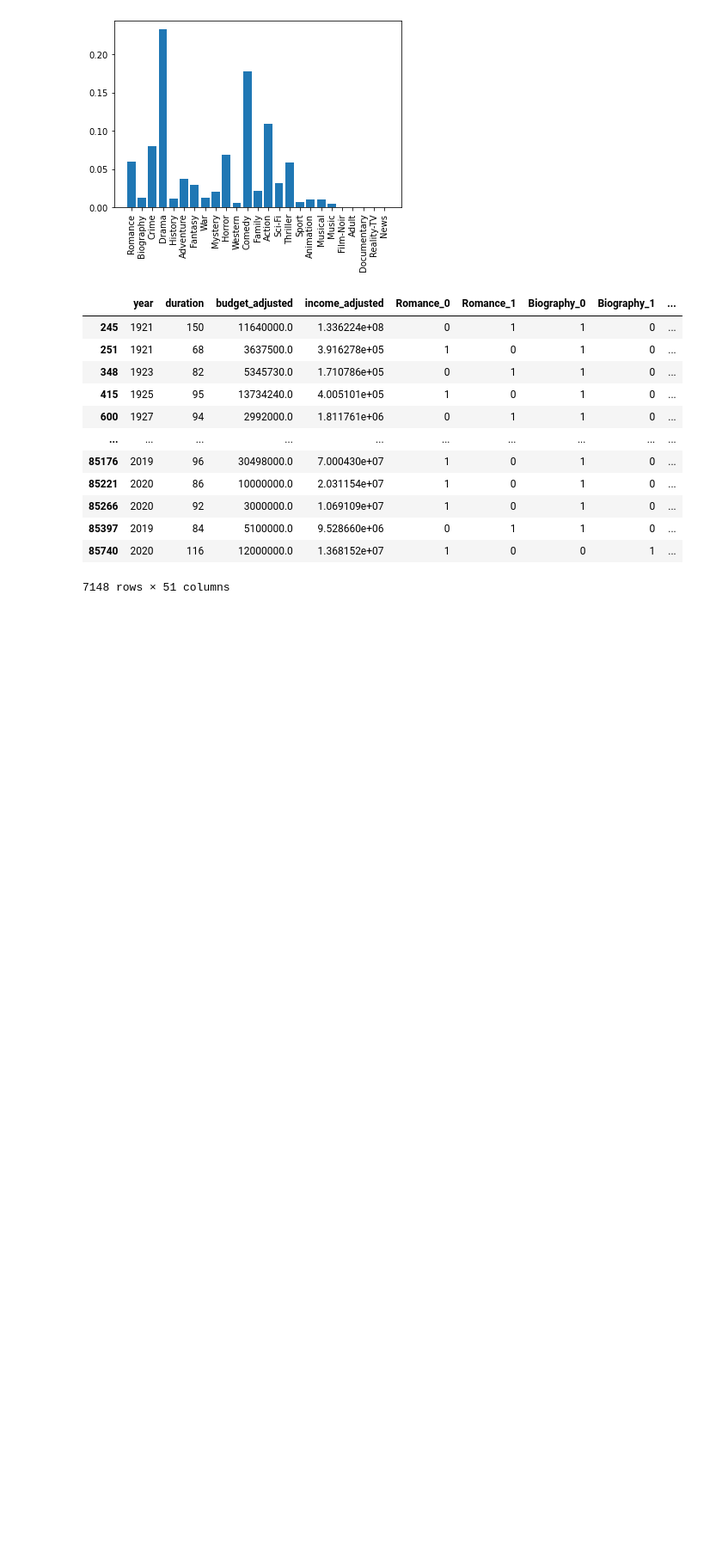
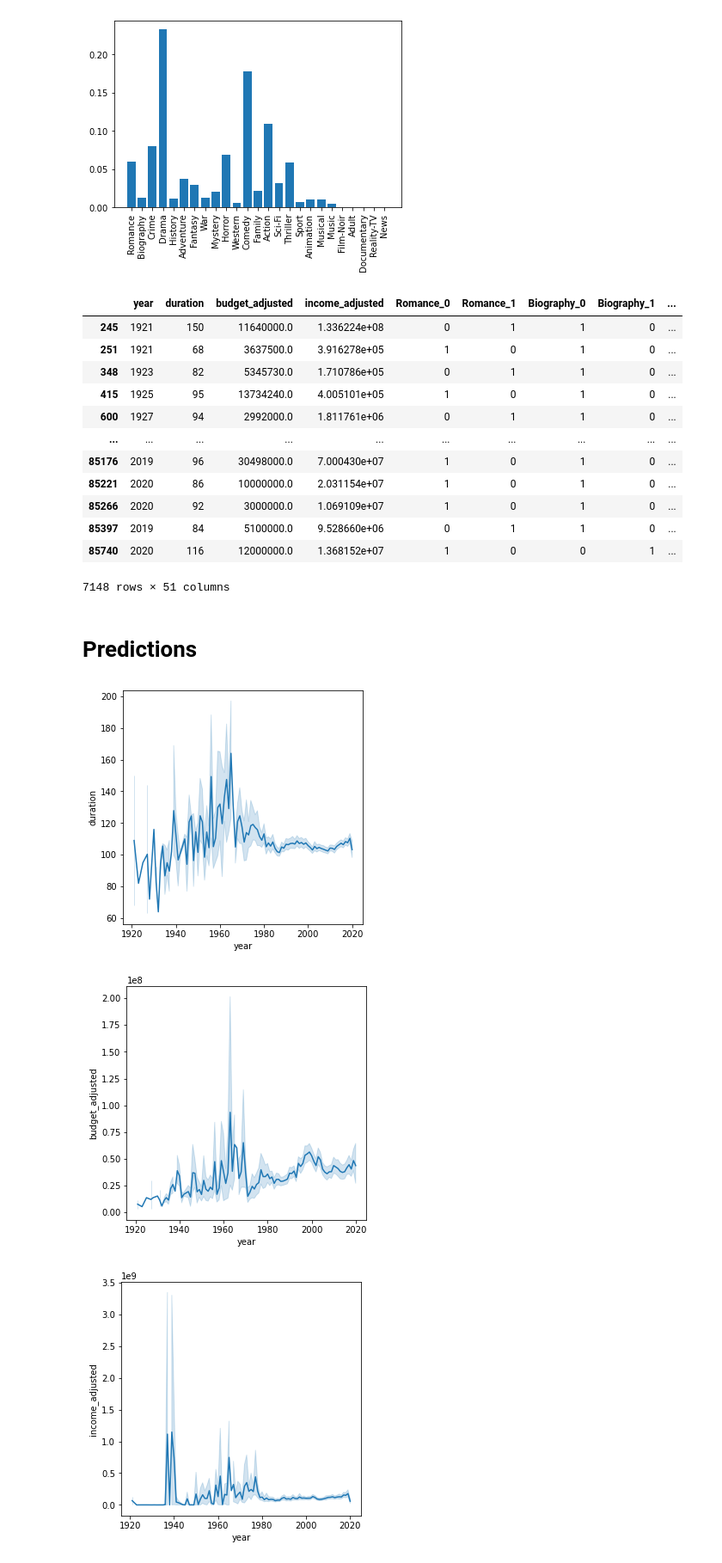
Before and after one commit to Joonasp1/IMDb_data, a Jupyter notebook: Data_Project.ipynb, the cells around one changed output. Shown at 86% size. Drawn from its saved outputs; the diff is of its cells as text; code cells hidden in the pictures; blank space fills up the shorter version.

Commit message:
Added graphs and csv file

```diff
--- a/Data_Project.ipynb
+++ b/Data_Project.ipynb
@@ -122,3 +122,49 @@ data_ml
 | 85397 | 2019 | 84 | 5100000.0 | 9.528660e+06 | 0 | 1 | 1 | 0 | ... |
 | 85740 | 2020 | 116 | 12000000.0 | 1.368152e+07 | 1 | 0 | 0 | 1 | ... |
 7148 rows × 51 columns
+# %% [markdown]
+# Predictions
+# %%
+from sklearn.linear_model import LinearRegression
+from sklearn.datasets import make_regression
+import seaborn as sns
+
+
+
+plt.figure(figsize=(5,5))
+sns.lineplot(data=data_ml, x="year", y="duration")
+plt.show()
+
+plt.figure(figsize=(5,5))
+sns.lineplot(data=data_ml, x="year", y="budget_adjusted")
+plt.show()
+
+plt.figure(figsize=(5,5))
+sns.lineplot(data=data_ml, x="year", y="income_adjusted")
+plt.show()
+
+plt.figure(figsize=(5,5))
+sns.lineplot(data=data_ml, x="budget_adjusted", y="income_adjusted")
+plt.show()
+
+
+
+
+#X = data_ml['year']
+#y = data_ml['duration']
+#
+## fit final model
+#model = LinearRegression()
+#model.fit(X, y)
+#
+#Xnew = [[2010, 2020]]
+#
+## making a prediction
+#ynew = model.predict(Xnew)
+#
+## showing the inputs and predicted outputs
+#print("X=%s, Predicted=%s" % (Xnew[0], ynew[0]))
+# %% [output]
+[figure, added]
+[figure, added]
+[figure, added]
```
Also changed, not shown: parts of 1 cell of this notebook, 1 other file.
